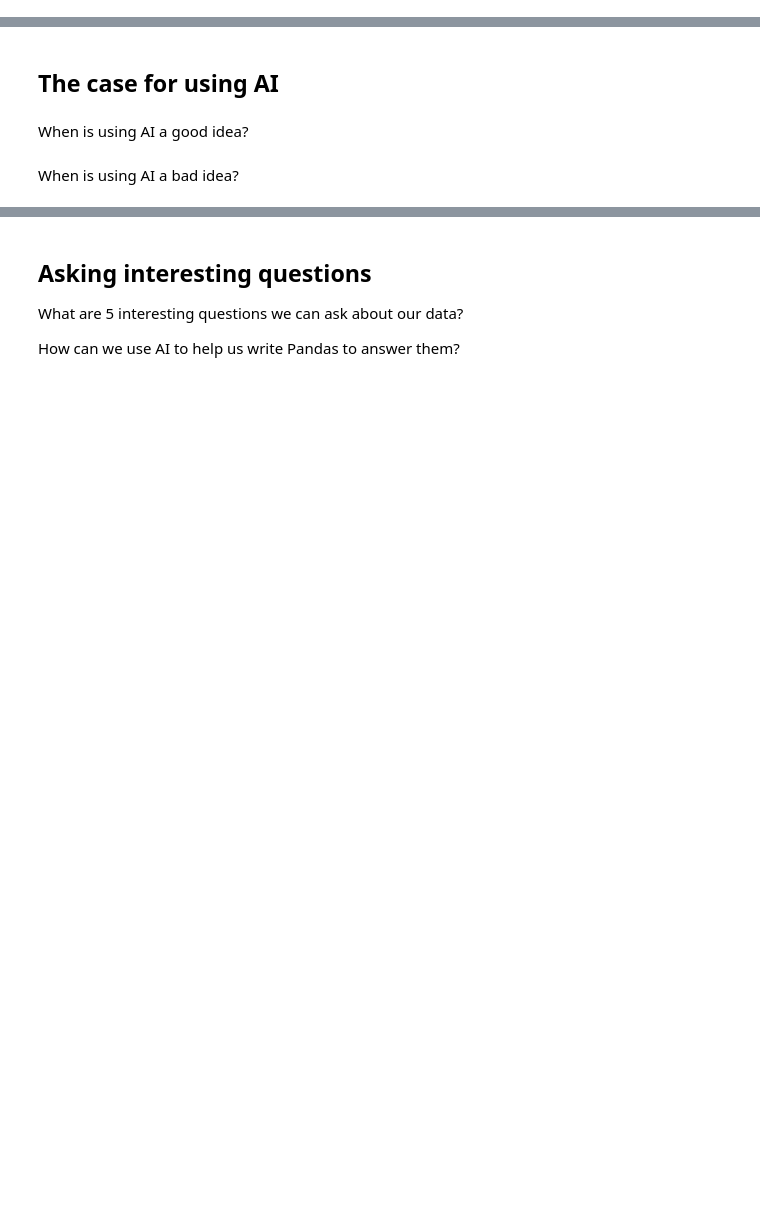
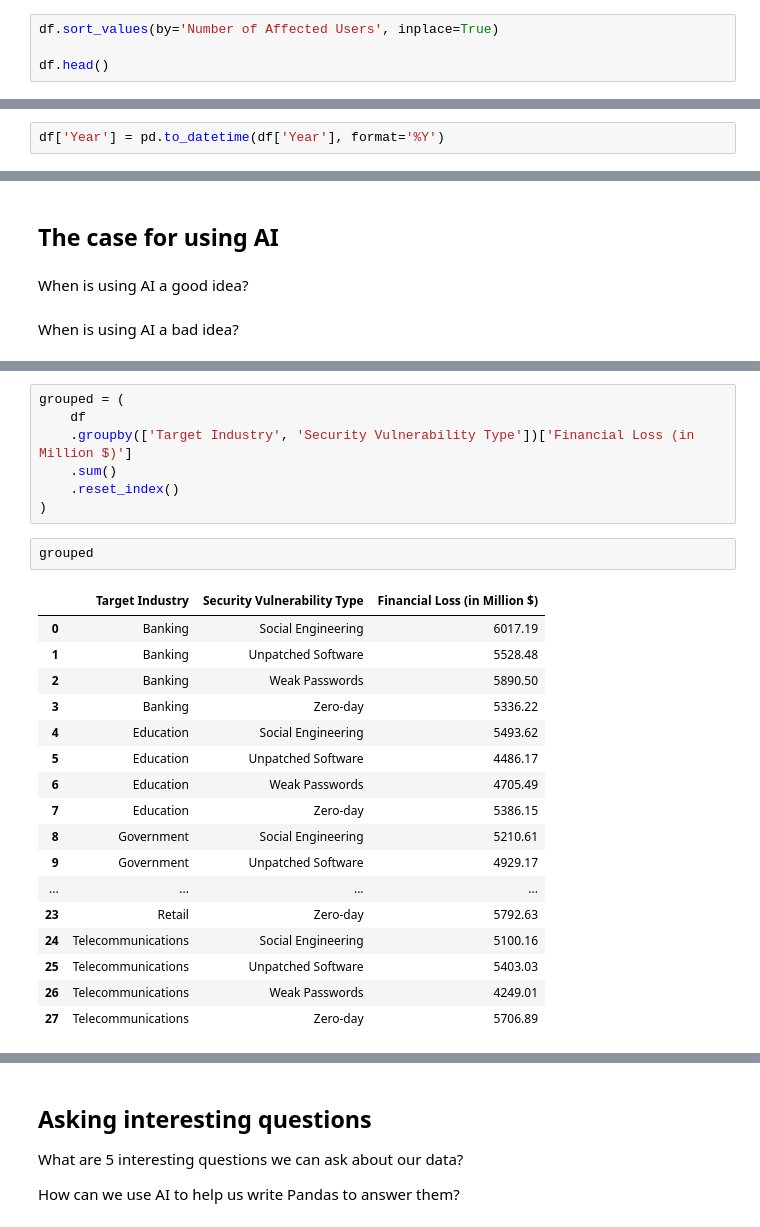
Before and after one commit to sagefhopkins/Data_Visualization_And_Modeling, a Jupyter notebook: Lecture/Week 1/1.2 - Getting Started with Pandas and Python.ipynb, the cells around one changed output, grey strips where cells are left out. Saved outputs shown, nothing was run; the diff lists cells and outputs as text; blank space fills up the shorter version.

```diff
--- a/Lecture/Week 1/1.2 - Getting Started with Pandas and Python.ipynb
+++ b/Lecture/Week 1/1.2 - Getting Started with Pandas and Python.ipynb
@@ -143,0 +319,4 @@ Sort the dataframe by 'Number of Affected Users' in descending order
+# %%
+df.sort_values(by='Number of Affected Users', inplace=True)
+
+df.head()
@@ -145,0 +396,2 @@ Calculate the average number of affected users by attack type.
+# %%
+df['Year'] = pd.to_datetime(df['Year'], format='%Y')
@@ -151,0 +440,27 @@ When is using AI a bad idea?
+# %%
+grouped = (
+    df
+    .groupby(['Target Industry', 'Security Vulnerability Type'])['Financial Loss (in Million $)']
+    .sum()
+    .reset_index()
+)
+# %%
+grouped
+# %% [output]
+|  | Target Industry | Security Vulnerability Type | Financial Loss (in Million $) |
+| 0 | Banking | Social Engineering | 6017.19 |
+| 1 | Banking | Unpatched Software | 5528.48 |
+| 2 | Banking | Weak Passwords | 5890.50 |
+| 3 | Banking | Zero-day | 5336.22 |
+| 4 | Education | Social Engineering | 5493.62 |
+| 5 | Education | Unpatched Software | 4486.17 |
+| 6 | Education | Weak Passwords | 4705.49 |
+| 7 | Education | Zero-day | 5386.15 |
+| 8 | Government | Social Engineering | 5210.61 |
+| 9 | Government | Unpatched Software | 4929.17 |
+| ... | ... | ... | ... |
+| 23 | Retail | Zero-day | 5792.63 |
+| 24 | Telecommunications | Social Engineering | 5100.16 |
+| 25 | Telecommunications | Unpatched Software | 5403.03 |
+| 26 | Telecommunications | Weak Passwords | 4249.01 |
+| 27 | Telecommunications | Zero-day | 5706.89 |
```
Also changed, not shown: parts of 26 cells of this notebook, 16 other files.
